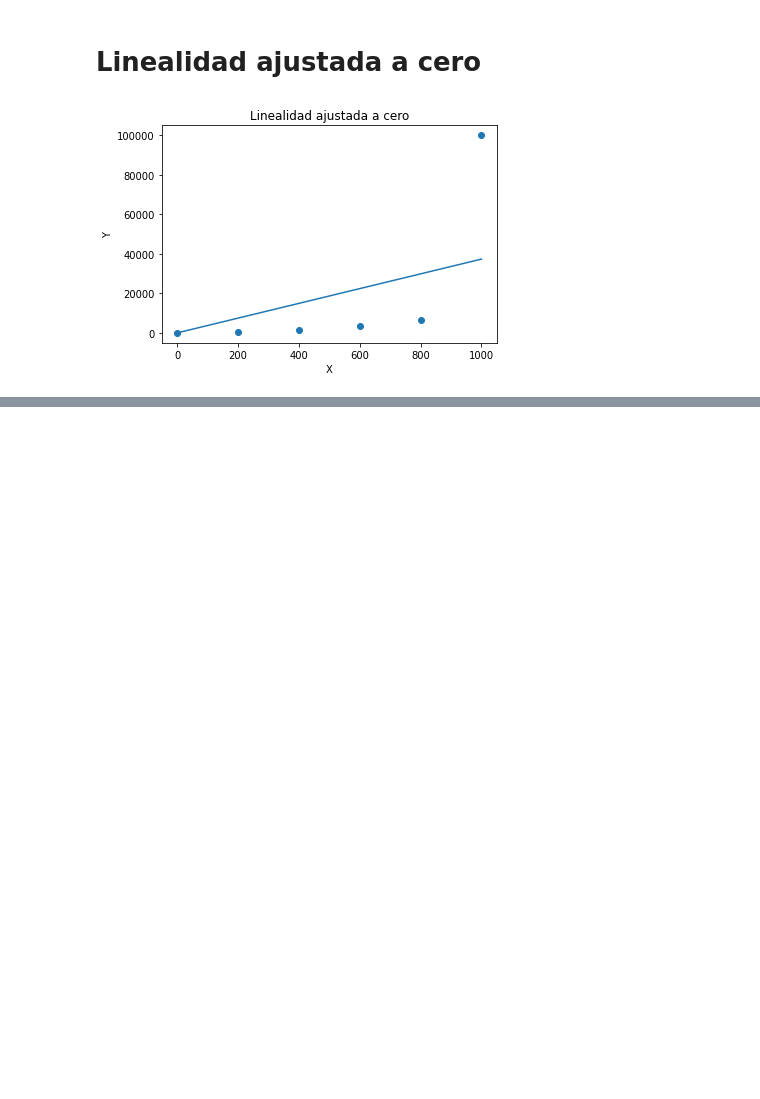
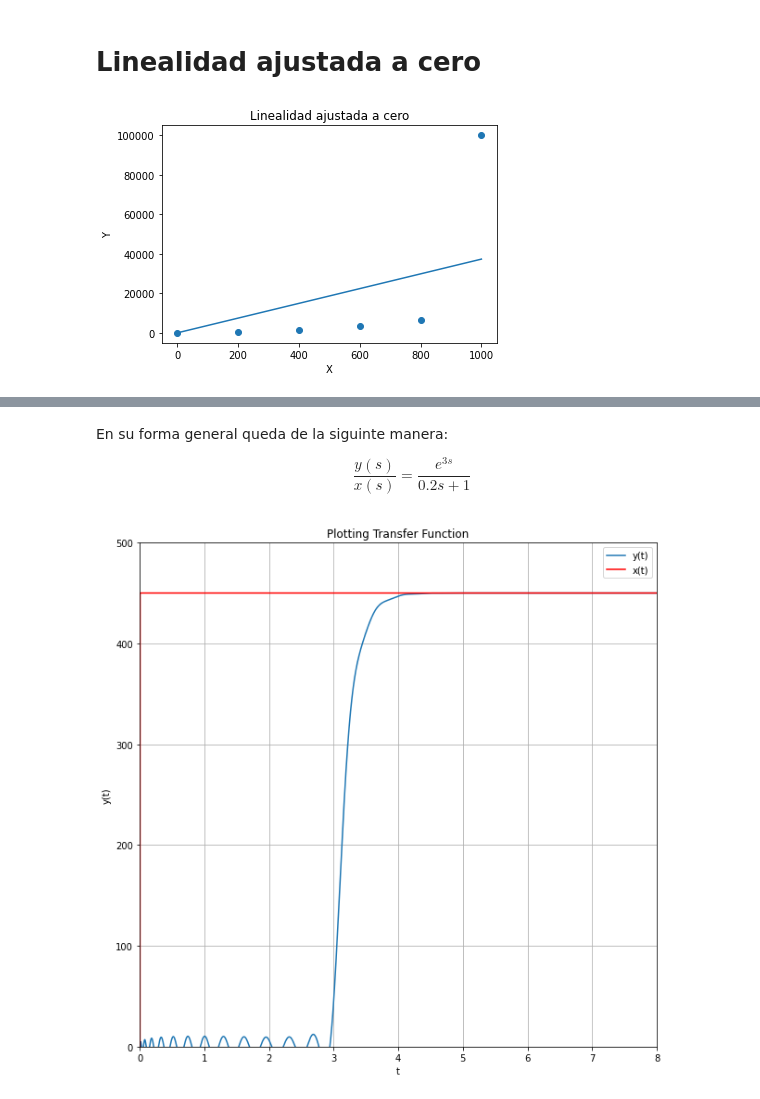
Before and after one commit to Ricardo-Gomez-4-113/Control-inteligente, a Jupyter notebook: Examen_U1_Control_Inteligente.ipynb, the cells around one changed output, grey strips where cells are left out. Saved outputs shown, nothing was run; the diff lists cells and outputs as text; code cells hidden in the pictures; blank space fills up the shorter version.

```diff
--- a/Examen_U1_Control_Inteligente.ipynb
+++ b/Examen_U1_Control_Inteligente.ipynb
@@ -408,0 +481,47 @@ plt.show()
+# %% [markdown]
+En su forma general queda de la siguinte manera:
+
+\begin{equation}
+\frac{y(s)}{x(s)} = \frac{e^{3s}}{0.2s+1}
+\end{equation}
+# %%
+# Importamos las librerias
+import numpy as np
+import control as cn
+import matplotlib.pyplot as plt
+
+# Definimos las variables para la fromula general
+num = [1]
+den =[.2,1]
+transfer_function = cn.tf(num,den)
+
+# Definimos el retardo de la funcion de tranferencia
+numd, dend = cn.pade(3,25) #exp 3 seg.
+delay = cn.tf(numd,dend)
+system_delayed=transfer_function*delay
+
+# Determinamos el inicio y fin de la grafica
+tstart =0
+tend = 30
+sample = 0.001
+time = np.arange(tstart,tend+sample, sample)
+input2 = np.ones(time.shape)*450
+input2[0:6]= 0
+
+# Definimos la funcion de escalon unitario lo multiplicamos por 450 de entrada
+time, yout = cn.step_response(450*system_delayed,time)
+
+# Definimos el grafico
+figure = plt.figure(figsize=(10,10))
+ax = figure.add_subplot(111)
+ax.plot(time,yout,label ='y(t)')
+ax.plot(time,input2,'r', label='x(t)')
+ax.set_title('Plotting Transfer Function')
+ax.set_xlabel('t')
+ax.set_ylabel('y(t)')
+ax.axis([0,8,0,500])#ax.axis([xmin,xmax,ymin,ymax])
+ax.legend()
+ax.grid()
+plt.show()
+# %% [output]
+[figure, added]
```
Also changed, not shown: parts of 28 cells of this notebook.
